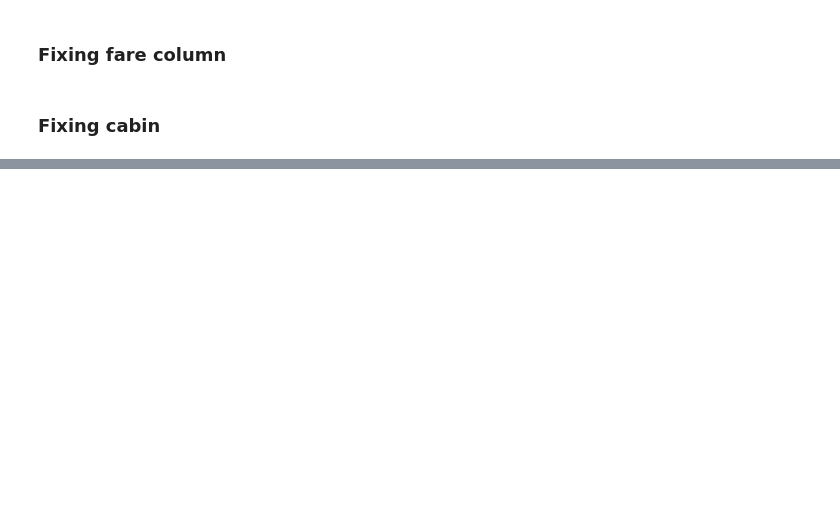
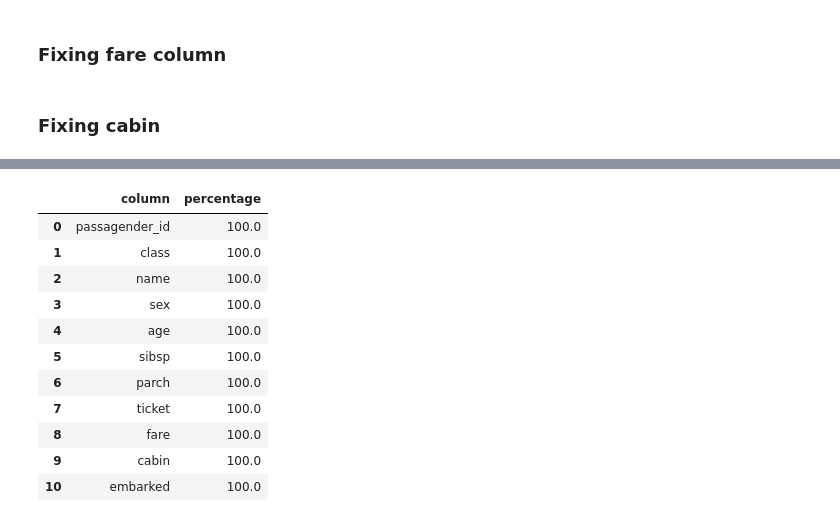
Before and after one commit to compliancemarketplace/pythonistas, a Jupyter notebook: classes/pandas_class2.ipynb, the cells around one changed output, grey strips where cells are left out. Drawn from its saved outputs; the diff is of its cells as text; code cells hidden in the pictures; blank space fills up the shorter version.

```diff
--- a/classes/pandas_class2.ipynb
+++ b/classes/pandas_class2.ipynb
@@ -185,6 +232,6 @@ df[columns_with_null].head()
 # %% [markdown]
 ###  Fixing age column
 # %%
-avg_age = df['age'].mean()
+avg_age = round(df['age'].mean(), 2)
 avg_age
 # %% [output]
@@ -230,3 +292,18 @@ df.head()
 | 2 | 894 | 2 | Myles, Mr. Thomas Francis | male | 62.0 | 0 | 0 | 240276 | 9.6875 | unknown | ... |
 | 3 | 895 | 3 | Wirz, Mr. Albert | male | 27.0 | 0 | 0 | 315154 | 8.6625 | unknown | ... |
 | 4 | 896 | 3 | Hirvonen, Mrs. Alexander (Helga E... | female | 22.0 | 1 | 1 | 3101298 | 12.2875 | unknown | ... |
+# %%
+calculate_fill_pecentage(df)
+# %% [output]
+|  | column | percentage |
+| 0 | passagender_id | 100.0 |
+| 1 | class | 100.0 |
+| 2 | name | 100.0 |
+| 3 | sex | 100.0 |
+| 4 | age | 100.0 |
+| 5 | sibsp | 100.0 |
+| 6 | parch | 100.0 |
+| 7 | ticket | 100.0 |
+| 8 | fare | 100.0 |
+| 9 | cabin | 100.0 |
+| 10 | embarked | 100.0 |
```
Also changed, not shown: parts of 9 cells of this notebook, 6 other files.
